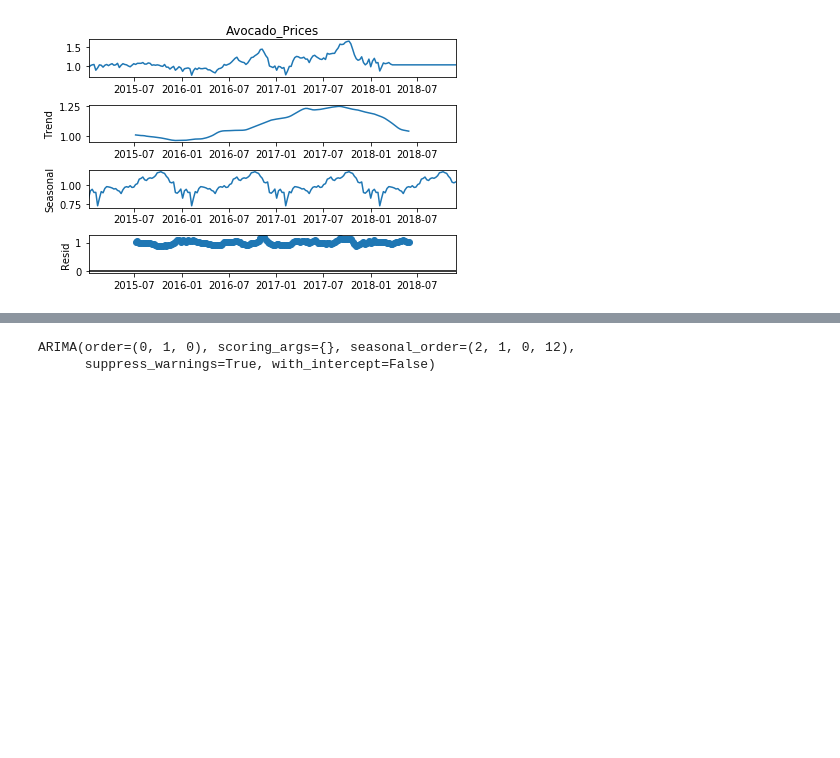
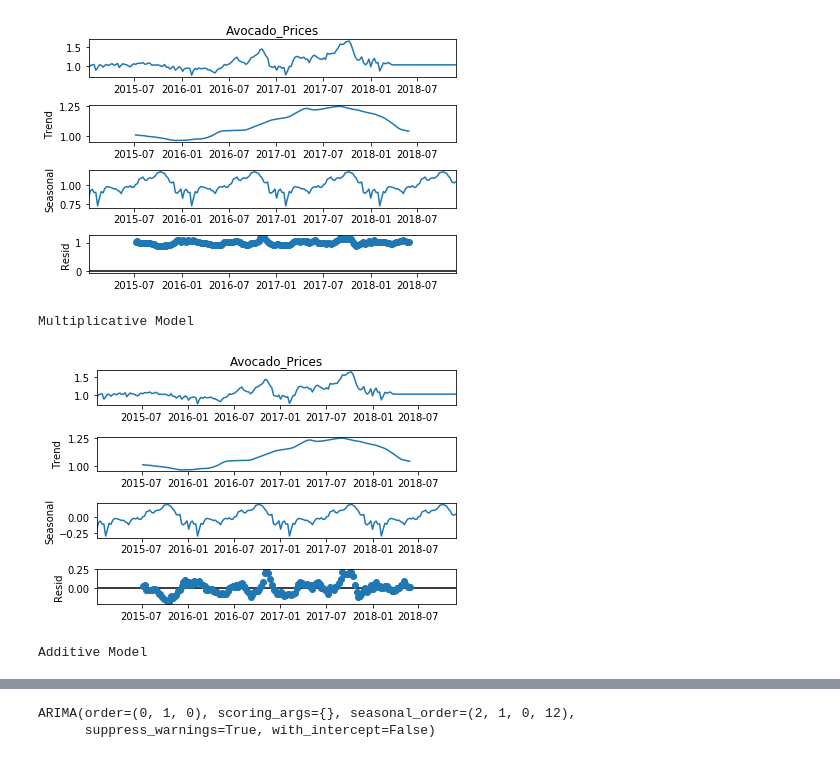
Before and after one commit to RHartley09/avocadont_say_its_over, a Jupyter notebook: data/ml_plots_jpb.ipynb, the cells around one changed output, grey strips where cells are left out. Cells and saved outputs as stored; diff of their text form; code cells hidden in the pictures; blank space fills up the shorter version.

```diff
--- a/data/ml_plots_jpb.ipynb
+++ b/data/ml_plots_jpb.ipynb
@@ -126,0 +156,5 @@ a_final_df.index = pd.to_datetime(a_final_df.index)
+# %%
+a_final_df = final_df.set_index('Date')
+a_final_df.index = pd.to_datetime(a_final_df.index)
+print(f'For these next steps it was important to make the Date column the index and for it to still be a datetime object.')
+print(f'That step was done here')
@@ -137,5 +175,21 @@ fig = result.plot()
 # %% [output]
 [figure]
+# %%
+print(f'Multiplicative Model')
+# %% [output]
+Multiplicative Model
+# %%
+from statsmodels.tsa.seasonal import seasonal_decompose
+
+result = seasonal_decompose(a_final_df['Avocado_Prices'], model='additive', period=52)
+
+fig = result.plot()
+# %% [output]
+[figure, added]
+# %%
+print(f'Additive Model')
+# %% [output]
+Additive Model
 # %%
 rolling_mean = a_final_df['Avocado_Prices'].rolling(window = 12).mean()
 rolling_std = a_final_df['Avocado_Prices'].rolling(window = 12).std()
```
Also changed, not shown: parts of 21 cells of this notebook, 3 other files.
